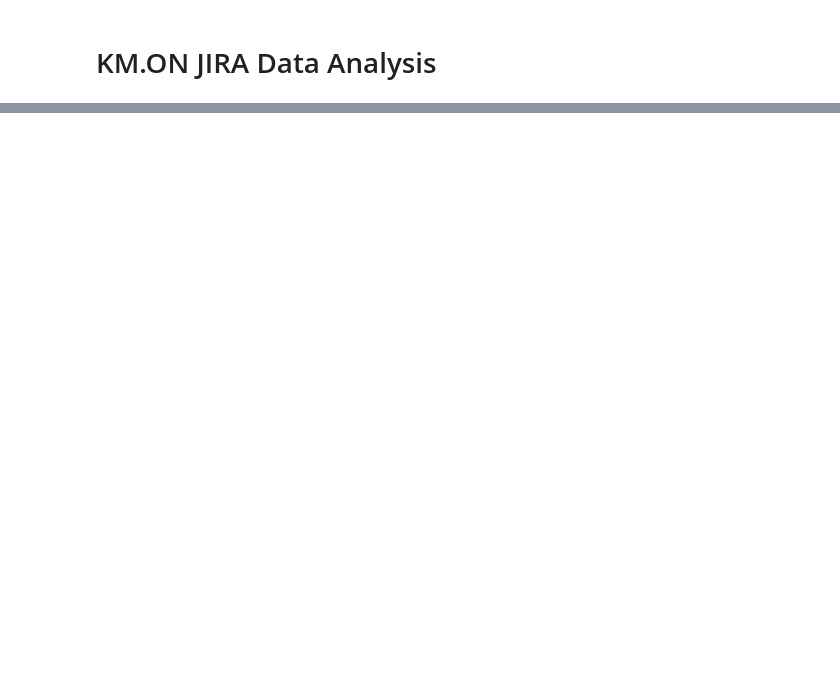
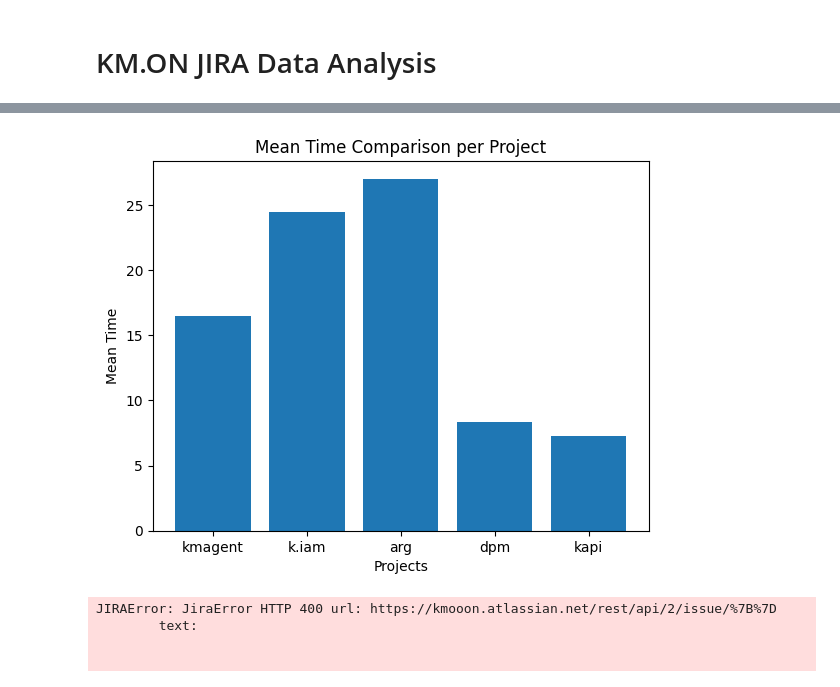
Before and after one commit to mweil372/jupyter-notebooks, a Jupyter notebook: kmon.jira.ipynb, the cells around one changed output, grey strips where cells are left out. Saved outputs shown, nothing was run; the diff lists cells and outputs as text; code cells hidden in the pictures; blank space fills up the shorter version.

```diff
--- a/kmon.jira.ipynb
+++ b/kmon.jira.ipynb
@@ -48,0 +137,39 @@ header: Expect-CT: report-uri="https://web-security-reports.services.atlassian.c
+# %%
+
+plt.bar(projects, bug_mean_time_list)
+plt.title("Mean Time Comparison per Project")
+plt.xlabel("Projects")
+plt.ylabel("Mean Time")
+
+plt.show()
+# %% [output]
+[figure, added]
+# %%
+# The ID of your board
+board_id = 1
+
+# Get all issues for the current sprint
+jql_query = f'project = "kmagent" AND Sprint in openSprints()'
+issues = jira.search_issues(jql_query, maxResults=False)
+
+# Collect all epics
+epics = {}
+
+for issue in issues:
+    # Check if issue is a sub-task
+    if issue.fields.issuetype.subtask:
+        parent = jira.issue(issue.fields.parent.key)
+        epic_key = parent.fields.customfield_10000  # Replace customfield_10000 with the actual field id for Epic Link
+    else:
+        epic_key = issue.fields.customfield_10000  # Replace customfield_10000 with the actual field id for Epic Link
+
+    # Fetch epic if not fetched before
+    if epic_key and epic_key not in epics:
+        epics[epic_key] = jira.issue(epic_key)
+
+# Now you have a dictionary of epics (epics) where the key is the epic key and the value is the epic issue object
+# %% [output]
+JIRAError: JiraError HTTP 400 url: https://kmooon.atlassian.net/rest/api/2/issue/%7B%7D
+        text:
+
+
```
Also changed, not shown: parts of 8 cells of this notebook, 12 other files.
